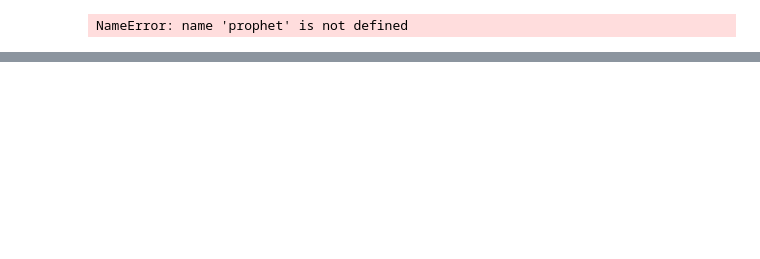
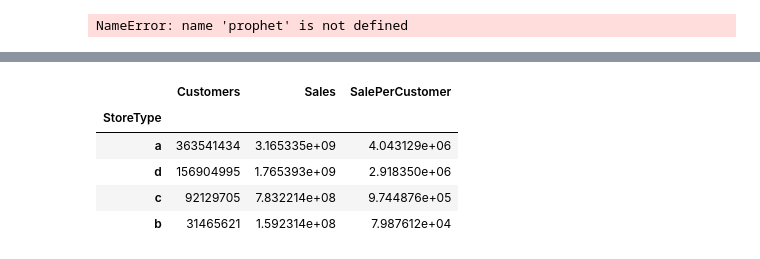
Before and after one commit to ireneyang0000/Machine_Learning, a Jupyter notebook: Kaggle_Rossmann_Store_Sales_Forecasting/Kaggle_Rossmann_Store_Sales_Forecasting.ipynb, the cells around one changed output, grey strips where cells are left out. Cells and saved outputs as stored; diff of their text form; code cells hidden in the pictures; blank space fills up the shorter version.

```diff
--- a/Kaggle_Rossmann_Store_Sales_Forecasting/Kaggle_Rossmann_Store_Sales_Forecasting.ipynb
+++ b/Kaggle_Rossmann_Store_Sales_Forecasting/Kaggle_Rossmann_Store_Sales_Forecasting.ipynb
@@ -589,0 +715,10 @@ NameError: name 'prophet' is not defined
+# %%
+# Distribution of sales and customers across store types
+train_store_joined.groupby('StoreType')['Customers', 'Sales', 'SalePerCustomer'].sum().sort_values('Sales', ascending=False)
+# %% [output]
+|  | Customers | Sales | SalePerCustomer |
+| StoreType |  |  |  |
+| a | 363541434 | 3.165335e+09 | 4.043129e+06 |
+| d | 156904995 | 1.765393e+09 | 2.918350e+06 |
+| c | 92129705 | 7.832214e+08 | 9.744876e+05 |
+| b | 31465621 | 1.592314e+08 | 7.987612e+04 |
```
Also changed, not shown: parts of 29 cells of this notebook.
